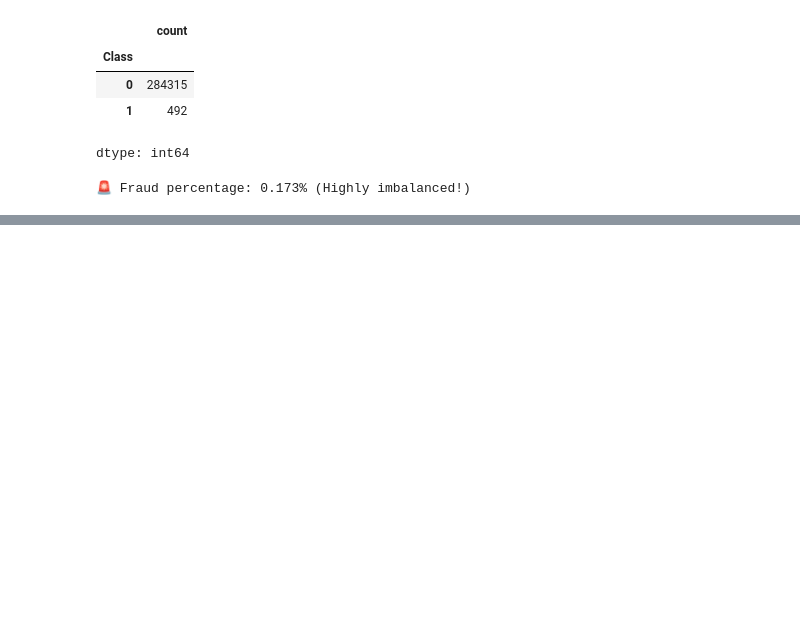
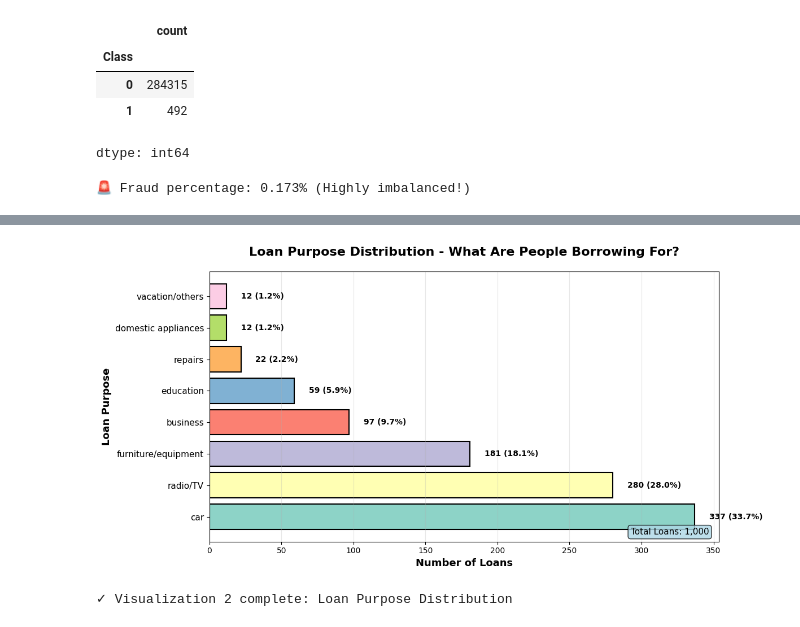
Before and after one commit to ManasAyyalaraju/personal-finance-health-predictor, a Jupyter notebook: notebooks/01_Data_Exploration.ipynb, the cells around one changed output, grey strips where cells are left out. Cells and saved outputs as stored; diff of their text form; code cells hidden in the pictures; blank space fills up the shorter version.

```diff
--- a/notebooks/01_Data_Exploration.ipynb
+++ b/notebooks/01_Data_Exploration.ipynb
@@ -265,0 +315,39 @@ print(f"\n🚨 Fraud percentage: {fraud_pct:.3f}% (Highly imbalanced!)")
+# %%
+plt.figure(figsize=(12, 6))
+
+# Get purpose counts and percentages
+purpose_counts = german_credit['Purpose'].value_counts()
+total = len(german_credit)
+
+# Create horizontal bar chart
+colors = plt.cm.Set3(range(len(purpose_counts)))
+bars = plt.barh(range(len(purpose_counts)), purpose_counts.values,
+                color=colors, edgecolor='black', linewidth=1.5)
+
+# Customize
+plt.yticks(range(len(purpose_counts)), purpose_counts.index, fontsize=11)
+plt.xlabel('Number of Loans', fontsize=13, fontweight='bold')
+plt.ylabel('Loan Purpose', fontsize=13, fontweight='bold')
+plt.title('Loan Purpose Distribution - What Are People Borrowing For?',
+          fontsize=16, fontweight='bold', pad=20)
+plt.grid(alpha=0.3, axis='x')
+
+# Add value labels with percentages
+for i, (count, bar) in enumerate(zip(purpose_counts.values, bars)):
+    percentage = (count / total) * 100
+    plt.text(count + 10, i, f'{count} ({percentage:.1f}%)',
+             va='center', fontweight='bold', fontsize=10)
+
+# Add total at bottom
+plt.text(0.98, 0.02, f'Total Loans: {total:,}',
+         transform=plt.gca().transAxes, fontsize=11,
+         verticalalignment='bottom', horizontalalignment='right',
+         bbox=dict(boxstyle='round', facecolor='lightblue', alpha=0.8))
+
+plt.tight_layout()
+plt.show()
+
+print("✓ Visualization 2 complete: Loan Purpose Distribution")
+# %% [output]
+[figure, added]
+✓ Visualization 2 complete: Loan Purpose Distribution
```
Also changed, not shown: parts of 20 cells of this notebook.
